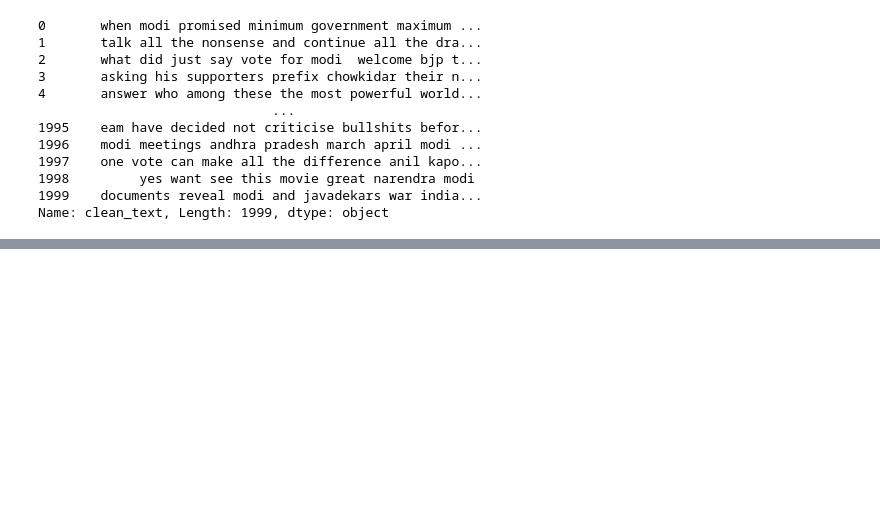
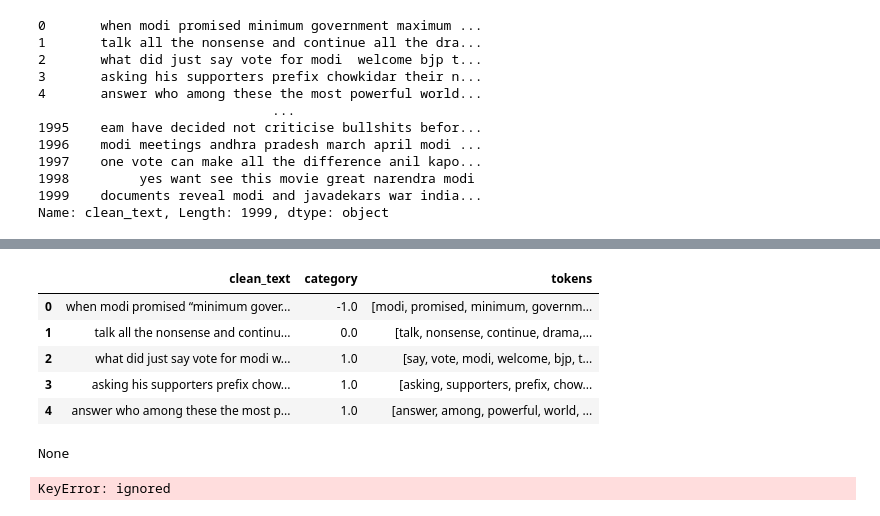
Before and after one commit to dr-a-r/Sentiment-Analysis-NLP, a Jupyter notebook: sentiment analysis.ipynb, the cells around one changed output, grey strips where cells are left out. Cells and saved outputs as stored; diff of their text form; code cells hidden in the pictures; blank space fills up the shorter version.

```diff
--- a/sentiment analysis.ipynb
+++ b/sentiment analysis.ipynb
@@ -179,0 +132,10 @@ print(lemmatized_tokens)
+# %%
+df.drop(['cleaned_text' ],axis = 1, inplace=True)
+df.head()
+# %% [output]
+|  | clean_text | category | tokens |
+| 0 | when modi promised “minimum gover... | -1.0 | [modi, promised, minimum, governm... |
+| 1 | talk all the nonsense and continu... | 0.0 | [talk, nonsense, continue, drama,... |
+| 2 | what did just say vote for modi w... | 1.0 | [say, vote, modi, welcome, bjp, t... |
+| 3 | asking his supporters prefix chow... | 1.0 | [asking, supporters, prefix, chow... |
+| 4 | answer who among these the most p... | 1.0 | [answer, among, powerful, world, ... |
@@ -179,0 +157,29 @@ print(lemmatized_tokens)
+# %%
+
+tag_map = defaultdict(lambda: wn.NOUN)
+tag_map['J'] = wn.ADJ
+tag_map['V'] = wn.VERB
+tag_map['R'] = wn.ADV
+
+# POS tagging
+pos_tags = nltk.pos_tag(token_list)
+wordnet_pos = tag_map.get(pos_tag[0])
+print(wordnet_pos)
+# %% [output]
+None
+# %%
+
+
+# Lemmatization
+lemmatizer = WordNetLemmatizer()
+lemmatized_tokens = []
+
+for token, pos_tag in pos_tags:
+    wordnet_pos = tag_map.get(pos_tag[0])  # Use the first character of the POS tag
+    lemma = lemmatizer.lemmatize(token, pos=wordnet_pos)
+    lemmatized_tokens.append(lemma)
+
+print("Original Tokens:", tokens)
+print("Lemmatized Tokens:", lemmatized_tokens)
+# %% [output]
+KeyError: ignored
```
Also changed, not shown: parts of 8 cells of this notebook.
